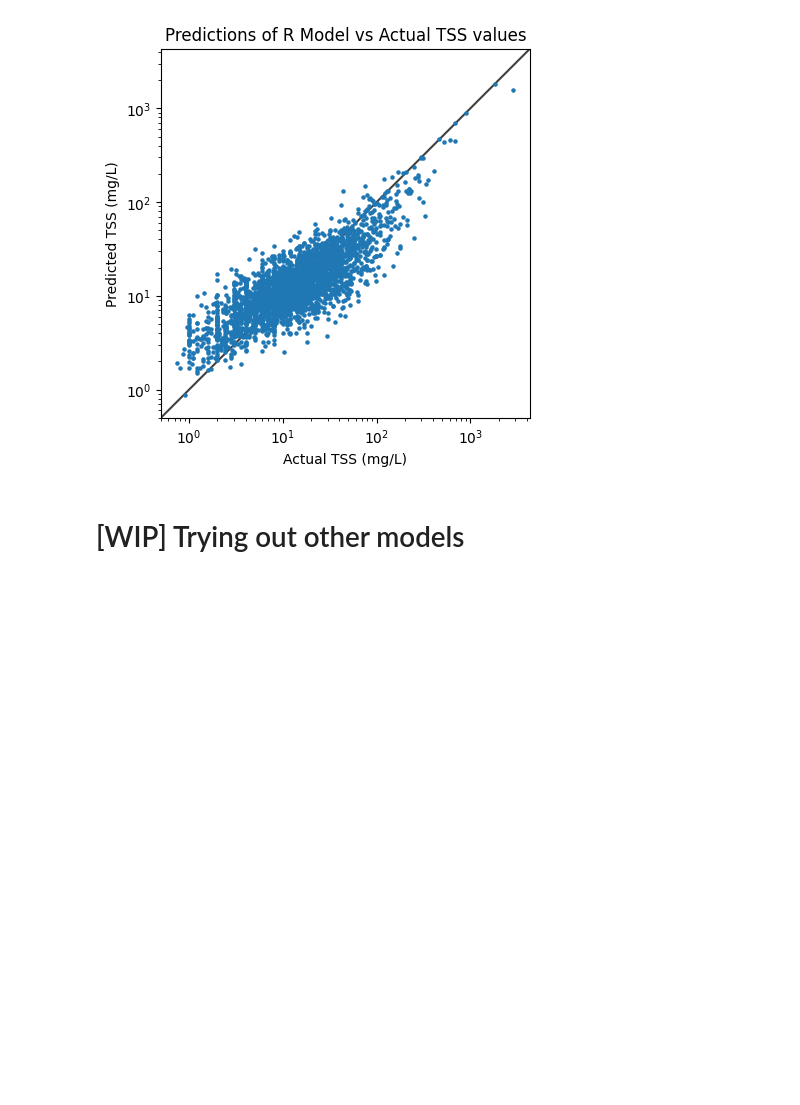
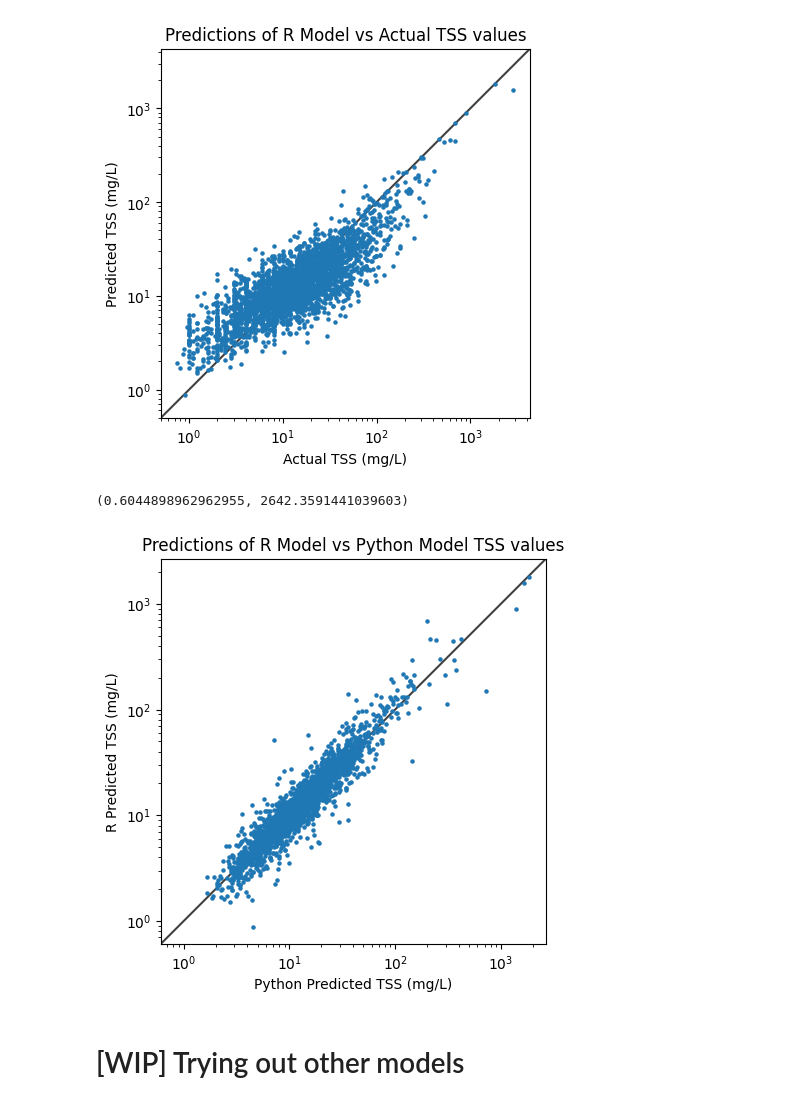
Before and after one commit to rangeldaroya/aist-ssc, a Jupyter notebook: notebooks/train.ipynb, the cells around one changed output. Cells and saved outputs as stored; diff of their text form; code cells hidden in the pictures; blank space fills up the shorter version.

Commit message:
Add plot to show relationship between R model and Python model predictions

```diff
--- a/notebooks/train.ipynb
+++ b/notebooks/train.ipynb
@@ -332,6 +332,30 @@ ax.set_ylim(lims)
 # %% [output]
 (0.4964147785050765, 4351.200031765194)
 [figure]
+# %%
+r_tss_vals = val_data["Predicted"].values
+ax = plt.gca()
+plt.scatter(np.exp(test_pred), r_tss_vals, s=5)
+# plt.xlim(0,3000)
+plt.ylabel("R Predicted TSS (mg/L)")
+plt.xlabel("Python Predicted TSS (mg/L)")
+plt.title("Predictions of R Model vs Python Model TSS values")
+ax.set_xscale("log")
+ax.set_yscale("log")
+
+lims = [
+    np.min([ax.get_xlim(), ax.get_ylim()]),  # min of both axes
+    np.max([ax.get_xlim(), ax.get_ylim()]),  # max of both axes
+]
+
+# now plot both limits against eachother
+ax.plot(lims, lims, 'k-', alpha=0.75, zorder=0)
+ax.set_aspect('equal')
+ax.set_xlim(lims)
+ax.set_ylim(lims)
+# %% [output]
+(0.6044898962962955, 2642.3591441039603)
+[figure, added]
 # %% [markdown]
 # [WIP] Trying out other models
 # %% [markdown]
```
Also changed, not shown: parts of 1 cell of this notebook.
